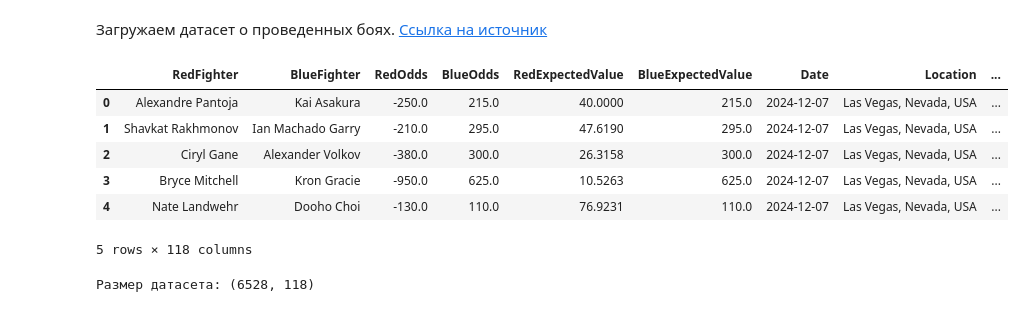
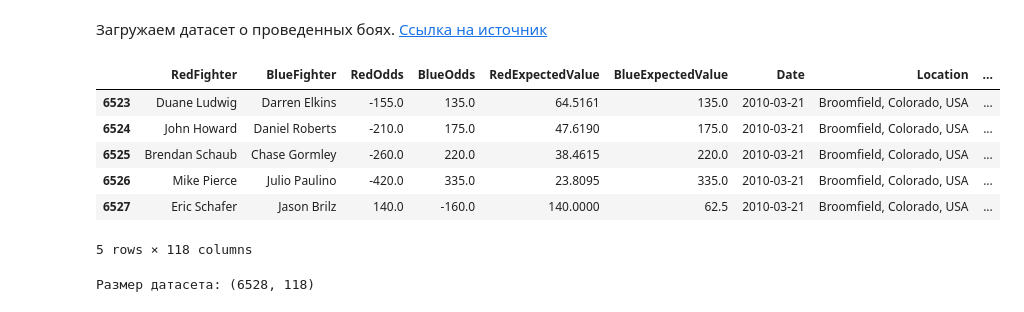
Before and after one commit to IlyaPhil/UFC-predictor, a Jupyter notebook: EDA.ipynb, the cells around one changed output. Drawn from its saved outputs; the diff is of its cells as text; code cells hidden in the pictures.

```diff
--- a/EDA.ipynb
+++ b/EDA.ipynb
@@ -14,14 +14,14 @@ warnings.filterwarnings('ignore')
 Загружаем датасет о проведенных боях. [Ссылка на источник](https://www.kaggle.com/datasets/mdabbert/ultimate-ufc-dataset)
 # %%
 data = pd.read_csv('datasets/ufc-master.csv')
-data.head()
+data.tail()
 # %% [output]
 |  | RedFighter | BlueFighter | RedOdds | BlueOdds | RedExpectedValue | BlueExpectedValue | Date | Location | ... |
-| 0 | Alexandre Pantoja | Kai Asakura | -250.0 | 215.0 | 40.0000 | 215.0 | 2024-12-07 | Las Vegas, Nevada, USA | ... |
-| 1 | Shavkat Rakhmonov | Ian Machado Garry | -210.0 | 295.0 | 47.6190 | 295.0 | 2024-12-07 | Las Vegas, Nevada, USA | ... |
-| 2 | Ciryl Gane | Alexander Volkov | -380.0 | 300.0 | 26.3158 | 300.0 | 2024-12-07 | Las Vegas, Nevada, USA | ... |
-| 3 | Bryce Mitchell | Kron Gracie | -950.0 | 625.0 | 10.5263 | 625.0 | 2024-12-07 | Las Vegas, Nevada, USA | ... |
-| 4 | Nate Landwehr | Dooho Choi | -130.0 | 110.0 | 76.9231 | 110.0 | 2024-12-07 | Las Vegas, Nevada, USA | ... |
+| 6523 | Duane Ludwig | Darren Elkins | -155.0 | 135.0 | 64.5161 | 135.0 | 2010-03-21 | Broomfield, Colorado, USA | ... |
+| 6524 | John Howard | Daniel Roberts | -210.0 | 175.0 | 47.6190 | 175.0 | 2010-03-21 | Broomfield, Colorado, USA | ... |
+| 6525 | Brendan Schaub | Chase Gormley | -260.0 | 220.0 | 38.4615 | 220.0 | 2010-03-21 | Broomfield, Colorado, USA | ... |
+| 6526 | Mike Pierce | Julio Paulino | -420.0 | 335.0 | 23.8095 | 335.0 | 2010-03-21 | Broomfield, Colorado, USA | ... |
+| 6527 | Eric Schafer | Jason Brilz | 140.0 | -160.0 | 140.0000 | 62.5 | 2010-03-21 | Broomfield, Colorado, USA | ... |
 5 rows × 118 columns
 # %%
 print(f'Размер датасета: {data.shape}')
```
Also changed, not shown: parts of 4 cells of this notebook, 1 other file.
